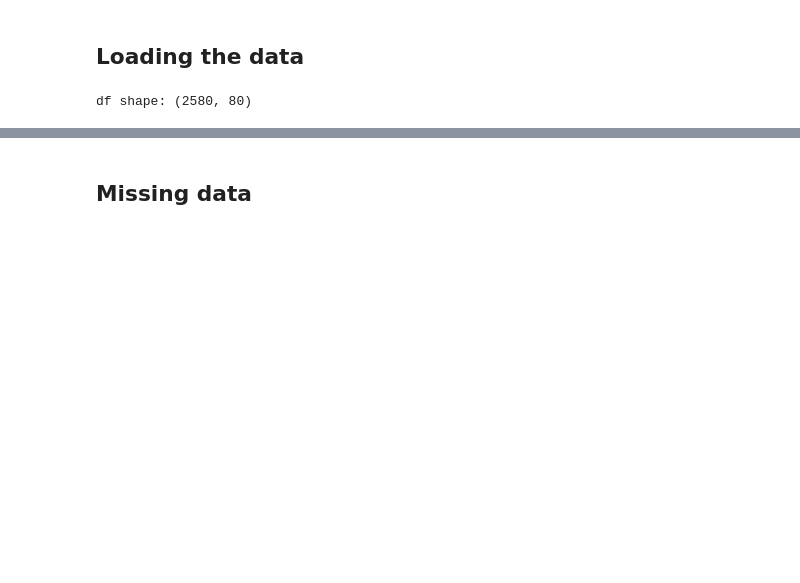
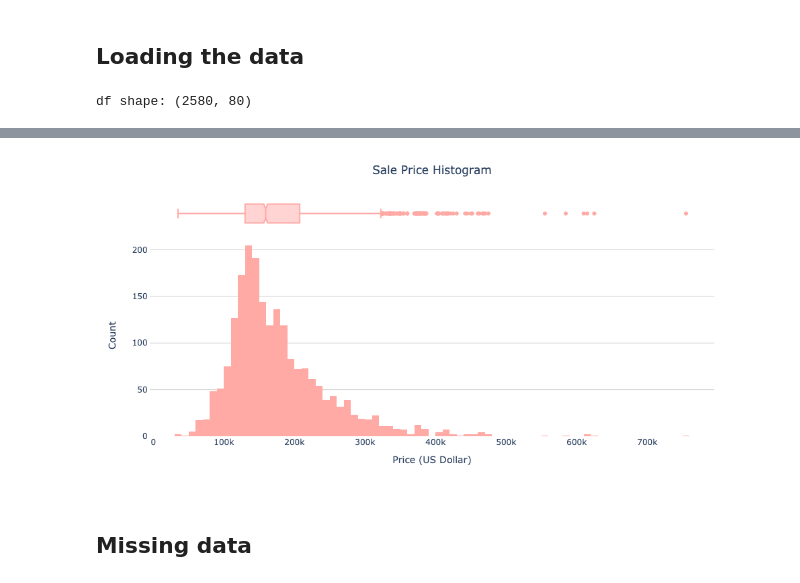
Before and after one commit to franciscapalacios/housing_project, a Jupyter notebook: Preprocessing.ipynb, the cells around one changed output, grey strips where cells are left out. Saved outputs shown, nothing was run; the diff lists cells and outputs as text; code cells hidden in the pictures; blank space fills up the shorter version.

```diff
--- a/Preprocessing.ipynb
+++ b/Preprocessing.ipynb
@@ -47,4 +51,33 @@ df = df[df['YrSold']<2010].reset_index(drop=True)
 Name: YrSold, dtype: float64
+# %%
+# We plot the target variable
+
+fig = px.histogram(
+                df,
+                x="SalePrice",
+                marginal="box",
+                width=1000)
+
+fig.update_traces(marker_color = '#ffaaa5')
+
+fig.update_layout(
+                title='Sale Price Histogram', title_x=0.5,
+                showlegend=False,
+                plot_bgcolor='white')
+
+fig.update_yaxes(
+                showline=True,
+                gridcolor='lightgray',
+                title="Count",
+                row=1, col=1)
+
+fig.update_xaxes(
+                title="Price (US Dollar)",
+                row=1, col=1)
+
+fig.show()
+# %% [output]
+[figure, added]
 # %% [markdown]
 ## Missing data
 # %%
```
Also changed, not shown: parts of 25 cells of this notebook, 1 other file.
